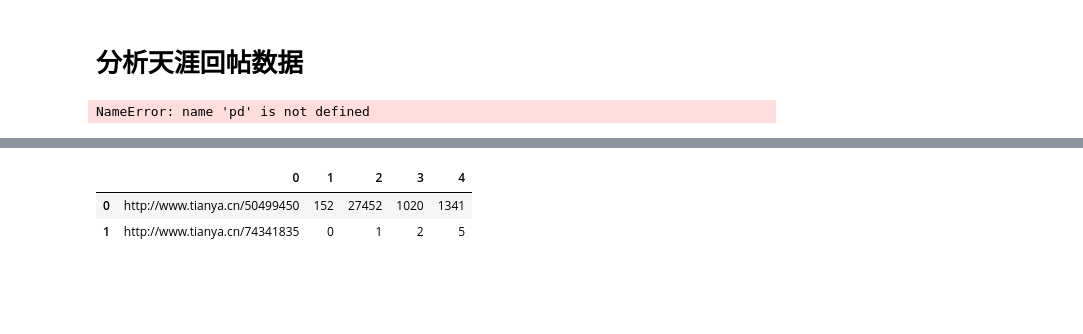
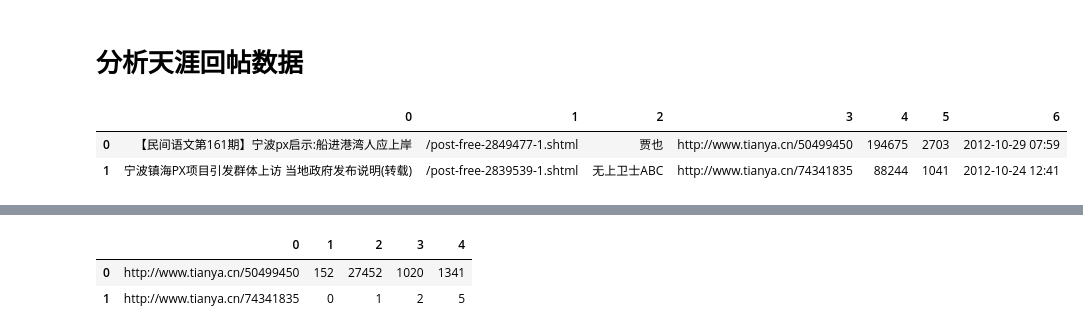
Before and after one commit to SocratesClub/cjc, a Jupyter notebook: code/08.analyzing_tianya_thread_network.ipynb, the cells around one changed output, grey strips where cells are left out. Drawn from its saved outputs; the diff is of its cells as text; code cells hidden in the pictures; blank space fills up the shorter version.

```diff
--- a/code/08.analyzing_tianya_thread_network.ipynb
+++ b/code/08.analyzing_tianya_thread_network.ipynb
@@ -196,10 +220,12 @@ See the caveats in the documentation: http://pandas.pydata.org/pandas-docs/stabl
 # %% [markdown]
 # 分析天涯回帖数据
 # %%
-df = pd.read_csv('/Users/chengjun/github/cjc2016/data/tianya_bbs_threads_list.txt', sep = "\t", header=None)
+df = pd.read_csv('C:/Program Files/cjc2016/data/tianya_bbs_threads_list.txt', sep = "\t", header=None)
 df[:2]
 # %% [output]
-NameError: name 'pd' is not defined
+|  | 0 | 1 | 2 | 3 | 4 | 5 | 6 |
+| 0 | 【民间语文第161期】宁波px启示:船进港湾人应上岸 | /post-free-2849477-1.shtml | 贾也 | http://www.tianya.cn/50499450 | 194675 | 2703 | 2012-10-29 07:59 |
+| 1 | 宁波镇海PX项目引发群体上访 当地政府发布说明(转载) | /post-free-2839539-1.shtml | 无上卫士ABC | http://www.tianya.cn/74341835 | 88244 | 1041 | 2012-10-24 12:41 |
 # %%
 df=df.rename(columns = {0:'title', 1:'link', 2:'author',3:'author_page', 4:'click', 5:'reply', 6:'time'})
 df[:5]
```
Also changed, not shown: parts of 12 cells of this notebook, 14 other files.
